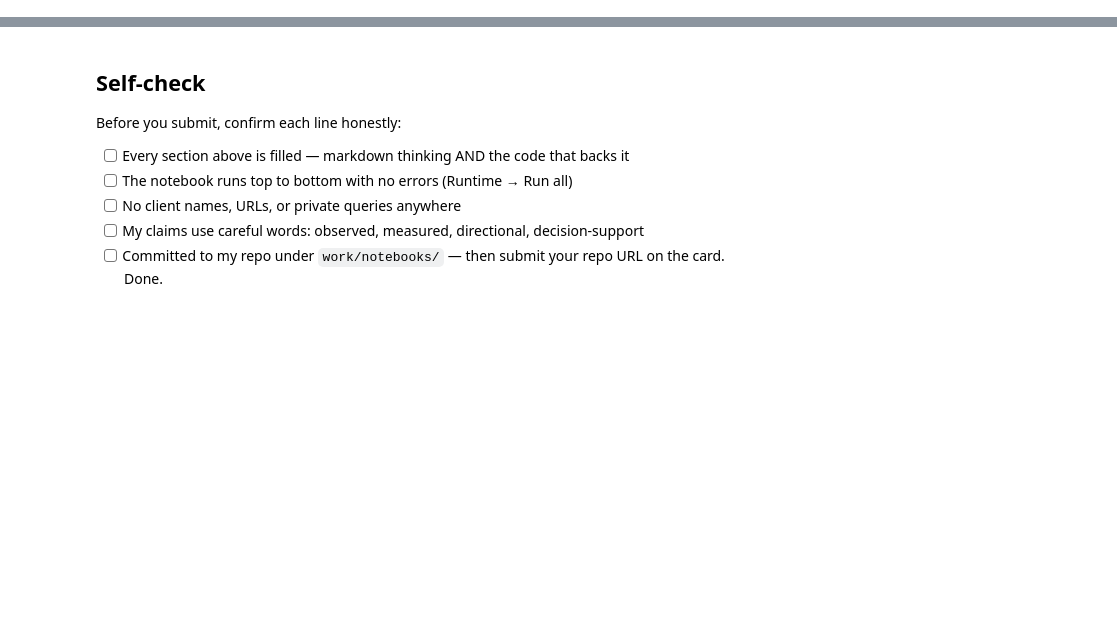
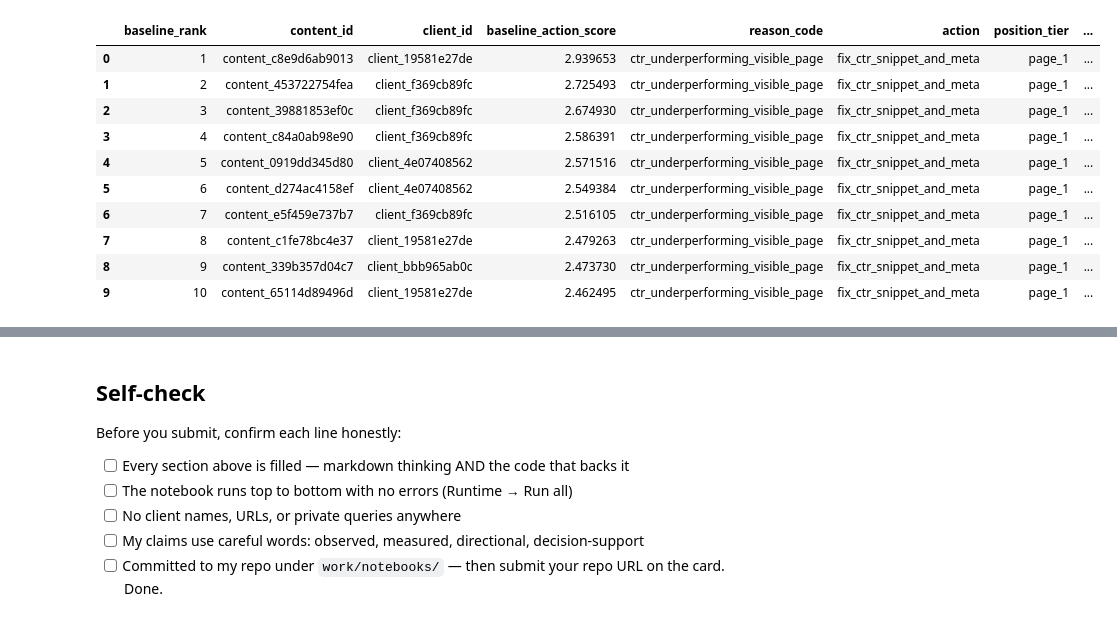
Before and after one commit to Hafsa-SE/flyrank-assignment, a Jupyter notebook: work/notebooks/w04_baseline_score.ipynb, the cells around one changed output, grey strips where cells are left out. Saved outputs shown, nothing was run; the diff lists cells and outputs as text; code cells hidden in the pictures; blank space fills up the shorter version.

```diff
--- a/work/notebooks/w04_baseline_score.ipynb
+++ b/work/notebooks/w04_baseline_score.ipynb
@@ -29,0 +123,59 @@ This skeleton is yours to fill. Work the sections **in order** — each one has
+# %%
+VISIBILITY_FLOOR = 500  # impressions_90d -- matches the 'visible page' bar used in the session
+
+measurable = df[(df["avg_position"] > 0) & (df["impressions_90d"] >= VISIBILITY_FLOOR)].copy()
+tier_benchmark_ctr = measurable.groupby("position_tier", observed=True)["ctr"].median()
+print("Tier benchmark CTR (median, visible-only slice):")
+print(tier_benchmark_ctr)
+
+work = df.copy()
+work["tier_benchmark_ctr"] = work["position_tier"].map(tier_benchmark_ctr)
+work["is_visible"] = (work["avg_position"] > 0) & (work["impressions_90d"] >= VISIBILITY_FLOOR)
+
+# ctr_gap: how far below the tier benchmark this page's CTR sits (0 if at/above benchmark, or not visible)
+ctr_gap = (work["tier_benchmark_ctr"] - work["ctr"]).clip(lower=0)
+work["ctr_gap"] = np.where(work["is_visible"], ctr_gap, 0.0)
+
+# score: readable on purpose -- gap in CTR points * log-scaled demand, zero for non-visible pages
+work["baseline_action_score"] = work["ctr_gap"] * np.log1p(work["impressions_90d"])
+work["is_flagged"] = work["baseline_action_score"] > 0
+
+REASON_CODE = "ctr_underperforming_visible_page"   # the ONE reason code this rule emits
+ACTION_FLAGGED = "fix_ctr_snippet_and_meta"
+ACTION_DEFAULT = "monitor"
+
+work["reason_code"] = np.where(work["is_flagged"], REASON_CODE, "")
+work["action"] = np.where(work["is_flagged"], ACTION_FLAGGED, ACTION_DEFAULT)
+
+work["baseline_rank"] = (
+    work["baseline_action_score"]
+    .rank(method="first", ascending=False)
+    .astype(int)
+)
+
+output_cols = [
+    "baseline_rank", "content_id", "client_id",
+    "baseline_action_score", "reason_code", "action",
+    "position_tier", "avg_position", "ctr", "tier_benchmark_ctr", "ctr_gap",
+    "impressions_90d", "days_since_last_update", "freshness_tier",
+    "is_declining_label",  # kept for evaluation only -- NOT used to build the score above
+]
+out = work[output_cols].sort_values("baseline_rank").reset_index(drop=True)
+
+out_path = Path("../outputs/baseline_action_score.csv")
+out_path.parent.mkdir(parents=True, exist_ok=True)
+out.to_csv(out_path, index=False)
+print(f"\nWrote {len(out):,} rows to {out_path}")
+print(f"Flagged rows: {int(work['is_flagged'].sum()):,} ({work['is_flagged'].mean():.1%} of all rows)")
+
+# Honest evaluation: precision@K against the label, base rate alongside it
+def precision_at_k(frame, k, label_col="is_declining_label"):
+    top = frame.head(k)
+    return top[label_col].mean() if len(top) else float("nan")
+
+base_rate = out["is_declining_label"].mean()
+for k in (10, 20, 50):
+    print(f"Precision@{k}: {precision_at_k(out, k):.3f}   (base rate: {base_rate:.3f}, n={len(out)})")
+
+out.head(10)
+# %% [output]
@@ -29,0 +196,11 @@ This skeleton is yours to fill. Work the sections **in order** — each one has
+|  | baseline_rank | content_id | client_id | baseline_action_score | reason_code | action | position_tier | ... |
+| 0 | 1 | content_c8e9d6ab9013 | client_19581e27de | 2.939653 | ctr_underperforming_visible_page | fix_ctr_snippet_and_meta | page_1 | ... |
+| 1 | 2 | content_453722754fea | client_f369cb89fc | 2.725493 | ctr_underperforming_visible_page | fix_ctr_snippet_and_meta | page_1 | ... |
+| 2 | 3 | content_39881853ef0c | client_f369cb89fc | 2.674930 | ctr_underperforming_visible_page | fix_ctr_snippet_and_meta | page_1 | ... |
+| 3 | 4 | content_c84a0ab98e90 | client_f369cb89fc | 2.586391 | ctr_underperforming_visible_page | fix_ctr_snippet_and_meta | page_1 | ... |
+| 4 | 5 | content_0919dd345d80 | client_4e07408562 | 2.571516 | ctr_underperforming_visible_page | fix_ctr_snippet_and_meta | page_1 | ... |
+| 5 | 6 | content_d274ac4158ef | client_4e07408562 | 2.549384 | ctr_underperforming_visible_page | fix_ctr_snippet_and_meta | page_1 | ... |
+| 6 | 7 | content_e5f459e737b7 | client_f369cb89fc | 2.516105 | ctr_underperforming_visible_page | fix_ctr_snippet_and_meta | page_1 | ... |
+| 7 | 8 | content_c1fe78bc4e37 | client_19581e27de | 2.479263 | ctr_underperforming_visible_page | fix_ctr_snippet_and_meta | page_1 | ... |
+| 8 | 9 | content_339b357d04c7 | client_bbb965ab0c | 2.473730 | ctr_underperforming_visible_page | fix_ctr_snippet_and_meta | page_1 | ... |
+| 9 | 10 | content_65114d89496d | client_19581e27de | 2.462495 | ctr_underperforming_visible_page | fix_ctr_snippet_and_meta | page_1 | ... |
```
Also changed, not shown: parts of 15 cells of this notebook.
